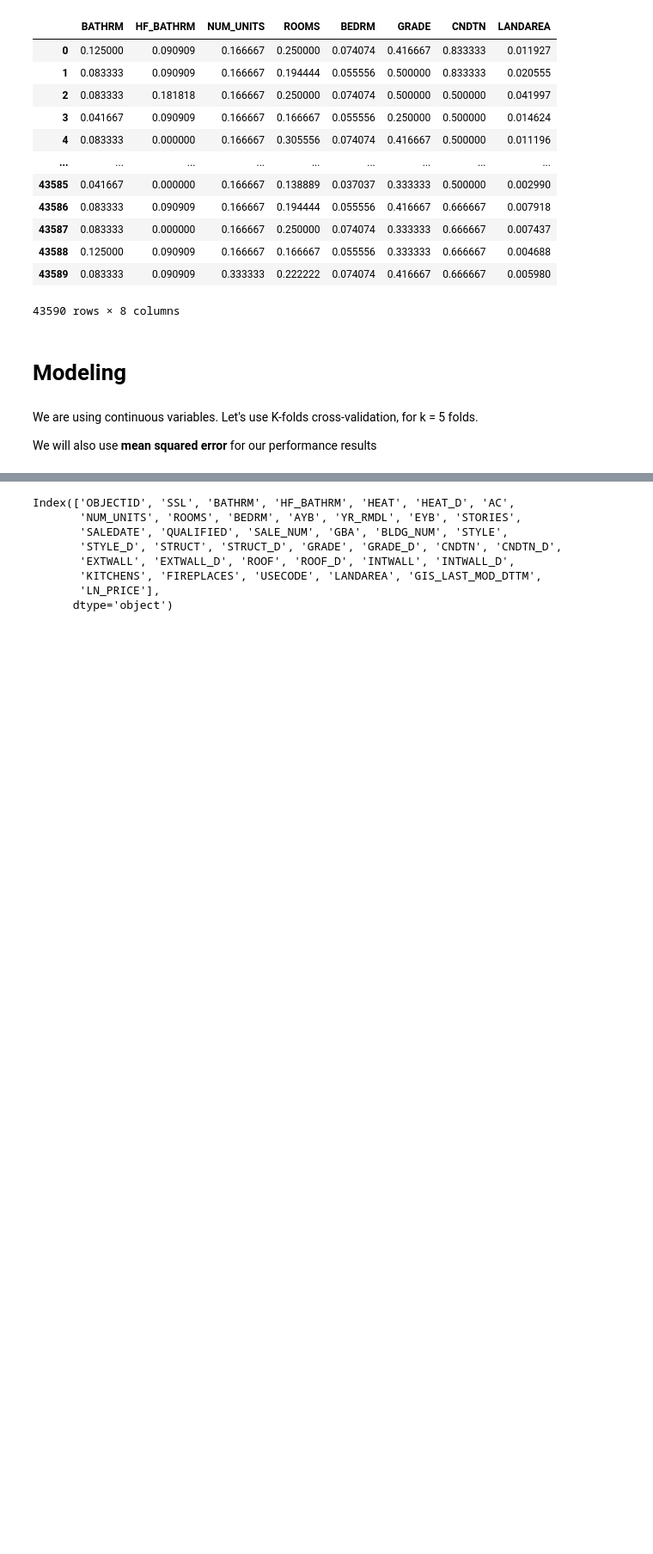
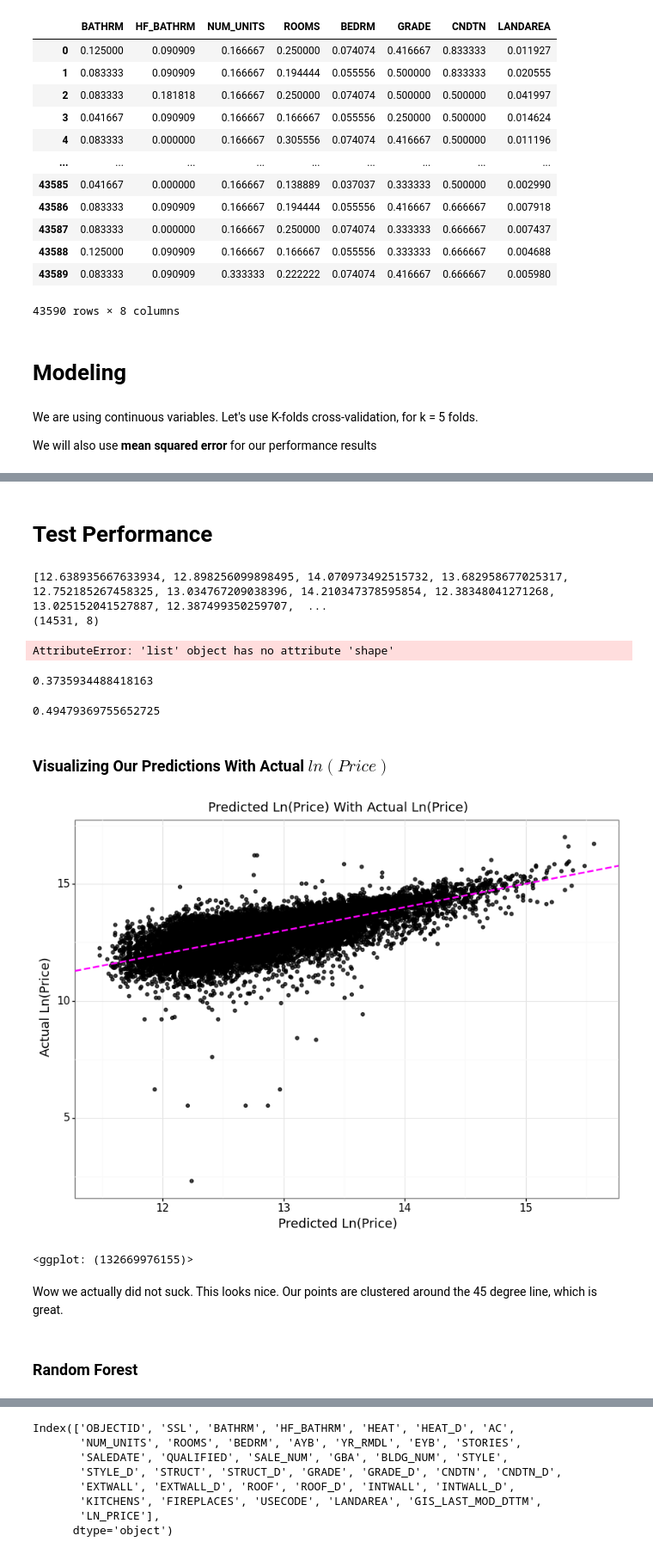
Before and after one commit to edunford/coding_discussions_ppol564_fall2020, a Jupyter notebook: 06_coding_discussion/Submissions/huynh_justine_jgh75.ipynb, the cells around one changed output, grey strips where cells are left out. Shown at 86% size. Drawn from its saved outputs; the diff is of its cells as text; code cells hidden in the pictures; blank space fills up the shorter version.

```diff
--- a/06_coding_discussion/Submissions/huynh_justine_jgh75.ipynb
+++ b/06_coding_discussion/Submissions/huynh_justine_jgh75.ipynb
@@ -175,0 +571,50 @@ use_metrics = ["neg_mean_squared_error"] # times it by -1
+# %% [markdown]
+# Test Performance
+# %%
+# Predict() method will use the best model out of the scan
+predY = search.predict(testX)
+# Make it into a regular np array for easier graphing..
+predY = list(chain.from_iterable(predY))
+#print(predY)
+# %% [output]
+[12.638935667633934, 12.898256099898495, 14.070973492515732, 13.682958677025317, 12.752185267458325, 13.034767209038396, 14.210347378595854, 12.38348041271268, 13.025152041527887, 12.387499350259707,  ...
+(14531, 8)
+AttributeError: 'list' object has no attribute 'shape'
+# %%
+m.mean_squared_error(testY, predY) # mean squared error
+# %% [output]
+0.3735934488418163
+# %%
+m.r2_score(testY, predY) # R-squared value
+# %% [output]
+0.49479369755652725
+# %% [markdown]
+### Visualizing Our Predictions With Actual $ln(Price)$
+# %%
+myIndex = list(range(len(testY)))
+#predY = pd.DataFrame(predY)
+(
+#     ggplot(pd.DataFrame(dict(
+#         pred= predY,
+#         truth= testY),
+#         index = myIndex),
+#         aes(x='pred',y="truth")) +
+    ggplot() +
+    geom_point(aes(x = predY, y = testY),alpha=.75) +
+    geom_abline(linetype="dashed",color="magenta",size=1) +
+    labs(
+        x = "Predicted Ln(Price)",
+        y = "Actual Ln(Price)",
+        title = "Predicted Ln(Price) With Actual Ln(Price)") +
+    theme_bw() +
+    theme(axis_text = element_text(size = 11, color = "black")) +
+    theme(axis_title = element_text(size = 13, color = "black")) +
+    theme(figure_size=(10,7))
+)
+# %% [output]
+[figure, added]
+<ggplot: (132669976155)>
+# %% [markdown]
+Wow we actually did not suck. This looks nice. Our points are clustered around the 45 degree line, which is great.
+# %% [markdown]
+### Random Forest
```
Also changed, not shown: parts of 57 cells of this notebook.
